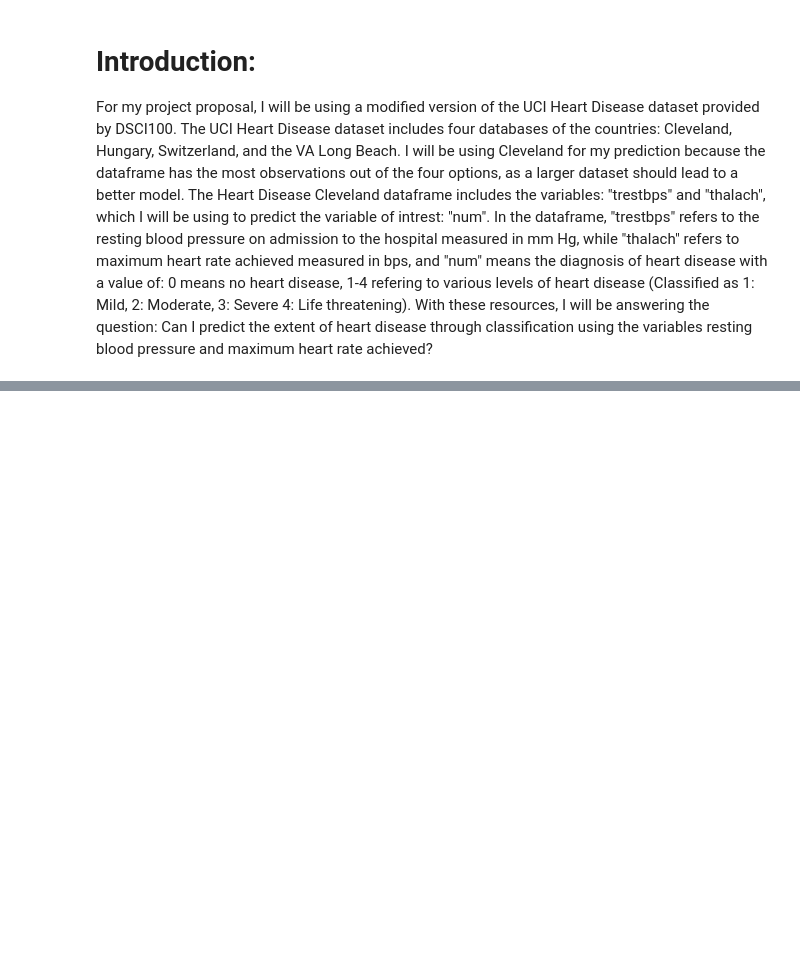
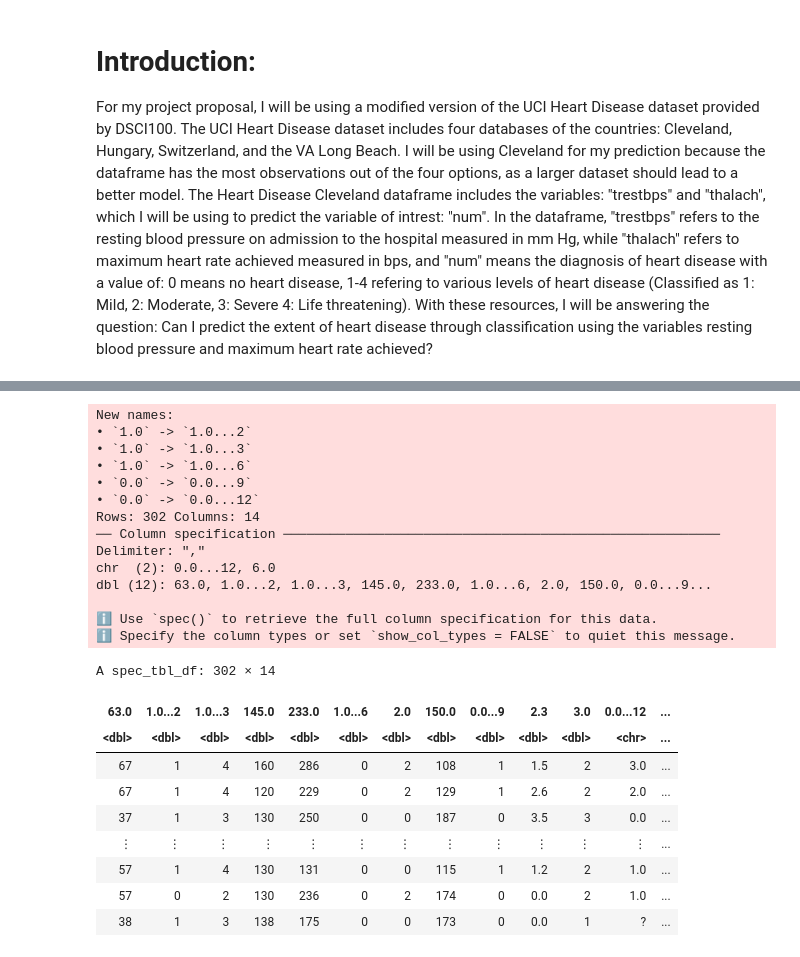
Before and after one commit to jchen278/dsci100_project, a Jupyter notebook: project_proposal.ipynb, the cells around one changed output, grey strips where cells are left out. Saved outputs shown, nothing was run; the diff lists cells and outputs as text; code cells hidden in the pictures; blank space fills up the shorter version.

```diff
--- a/project_proposal.ipynb
+++ b/project_proposal.ipynb
@@ -38,0 +19,30 @@ Warning message:
+# %%
+# Read data here:
+cleveland_data <- read_csv("data/heart_disease/processed.cleveland.data")
+
+cleveland_data
+# %% [output]
+New names:
+• `1.0` -> `1.0...2`
+• `1.0` -> `1.0...3`
+• `1.0` -> `1.0...6`
+• `0.0` -> `0.0...9`
+• `0.0` -> `0.0...12`
+Rows: 302 Columns: 14
+── Column specification ────────────────────────────────────────────────────────
+Delimiter: ","
+chr  (2): 0.0...12, 6.0
+dbl (12): 63.0, 1.0...2, 1.0...3, 145.0, 233.0, 1.0...6, 2.0, 150.0, 0.0...9...
+
+ℹ Use `spec()` to retrieve the full column specification for this data.
+ℹ Specify the column types or set `show_col_types = FALSE` to quiet this message.
+A spec_tbl_df: 302 × 14
+| 63.0 | 1.0...2 | 1.0...3 | 145.0 | 233.0 | 1.0...6 | 2.0 | 150.0 | 0.0...9 | 2.3 | 3.0 | 0.0...12 | ... |
+| <dbl> | <dbl> | <dbl> | <dbl> | <dbl> | <dbl> | <dbl> | <dbl> | <dbl> | <dbl> | <dbl> | <chr> | ... |
+| 67 | 1 | 4 | 160 | 286 | 0 | 2 | 108 | 1 | 1.5 | 2 | 3.0 | ... |
+| 67 | 1 | 4 | 120 | 229 | 0 | 2 | 129 | 1 | 2.6 | 2 | 2.0 | ... |
+| 37 | 1 | 3 | 130 | 250 | 0 | 0 | 187 | 0 | 3.5 | 3 | 0.0 | ... |
+| ⋮ | ⋮ | ⋮ | ⋮ | ⋮ | ⋮ | ⋮ | ⋮ | ⋮ | ⋮ | ⋮ | ⋮ | ... |
+| 57 | 1 | 4 | 130 | 131 | 0 | 0 | 115 | 1 | 1.2 | 2 | 1.0 | ... |
+| 57 | 0 | 2 | 130 | 236 | 0 | 2 | 174 | 0 | 0.0 | 2 | 1.0 | ... |
+| 38 | 1 | 3 | 138 | 175 | 0 | 0 | 173 | 0 | 0.0 | 1 | ? | ... |
```
Also changed, not shown: parts of 15 cells of this notebook.
